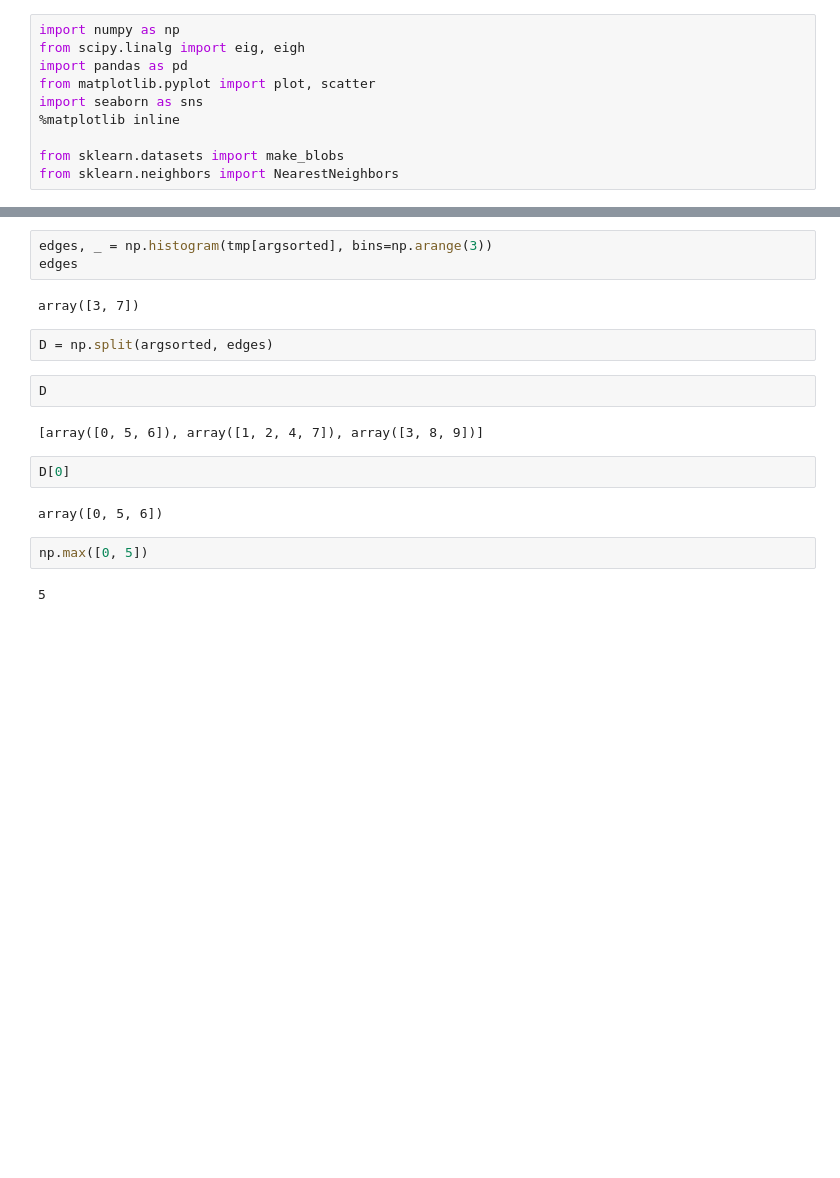
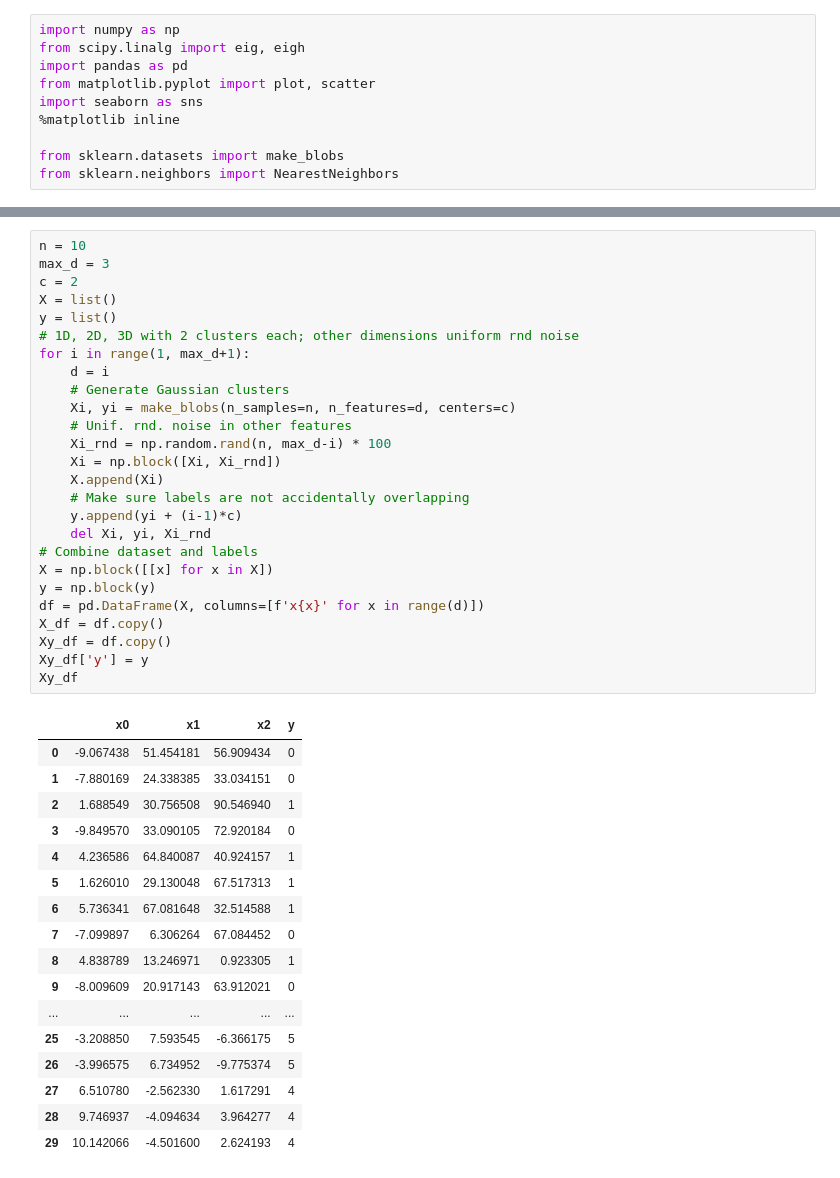
Before and after one commit to VarIr/copac, a Jupyter notebook: snippets.ipynb, the cells around one changed output, grey strips where cells are left out. Saved outputs shown, nothing was run; the diff lists cells and outputs as text; blank space fills up the shorter version.

```diff
--- a/snippets.ipynb
+++ b/snippets.ipynb
@@ -163,19 +13,44 @@ array([0, 0, 0, 1, 1, 1, 1, 2, 2, 2])
-# %%
-edges, _ = np.histogram(tmp[argsorted], bins=np.arange(3))
-edges
-# %% [output]
-array([3, 7])
-# %%
-D = np.split(argsorted, edges)
-# %%
-D
-# %% [output]
-[array([0, 5, 6]), array([1, 2, 4, 7]), array([3, 8, 9])]
-# %%
-D[0]
-# %% [output]
-array([0, 5, 6])
-# %%
-np.max([0, 5])
-# %% [output]
-5
+# %%
+n = 10
+max_d = 3
+c = 2
+X = list()
+y = list()
+# 1D, 2D, 3D with 2 clusters each; other dimensions uniform rnd noise
+for i in range(1, max_d+1):
+    d = i
+    # Generate Gaussian clusters
+    Xi, yi = make_blobs(n_samples=n, n_features=d, centers=c)
+    # Unif. rnd. noise in other features
+    Xi_rnd = np.random.rand(n, max_d-i) * 100
+    Xi = np.block([Xi, Xi_rnd])
+    X.append(Xi)
+    # Make sure labels are not accidentally overlapping
+    y.append(yi + (i-1)*c)
+    del Xi, yi, Xi_rnd
+# Combine dataset and labels
+X = np.block([[x] for x in X])
+y = np.block(y)
+df = pd.DataFrame(X, columns=[f'x{x}' for x in range(d)])
+X_df = df.copy()
+Xy_df = df.copy()
+Xy_df['y'] = y
+Xy_df
+# %% [output]
+|  | x0 | x1 | x2 | y |
+| 0 | -9.067438 | 51.454181 | 56.909434 | 0 |
+| 1 | -7.880169 | 24.338385 | 33.034151 | 0 |
+| 2 | 1.688549 | 30.756508 | 90.546940 | 1 |
+| 3 | -9.849570 | 33.090105 | 72.920184 | 0 |
+| 4 | 4.236586 | 64.840087 | 40.924157 | 1 |
+| 5 | 1.626010 | 29.130048 | 67.517313 | 1 |
+| 6 | 5.736341 | 67.081648 | 32.514588 | 1 |
+| 7 | -7.099897 | 6.306264 | 67.084452 | 0 |
+| 8 | 4.838789 | 13.246971 | 0.923305 | 1 |
+| 9 | -8.009609 | 20.917143 | 63.912021 | 0 |
+| ... | ... | ... | ... | ... |
+| 25 | -3.208850 | 7.593545 | -6.366175 | 5 |
+| 26 | -3.996575 | 6.734952 | -9.775374 | 5 |
+| 27 | 6.510780 | -2.562330 | 1.617291 | 4 |
+| 28 | 9.746937 | -4.094634 | 3.964277 | 4 |
+| 29 | 10.142066 | -4.501600 | 2.624193 | 4 |
```
Also changed, not shown: parts of 36 cells of this notebook, 1 other file.
